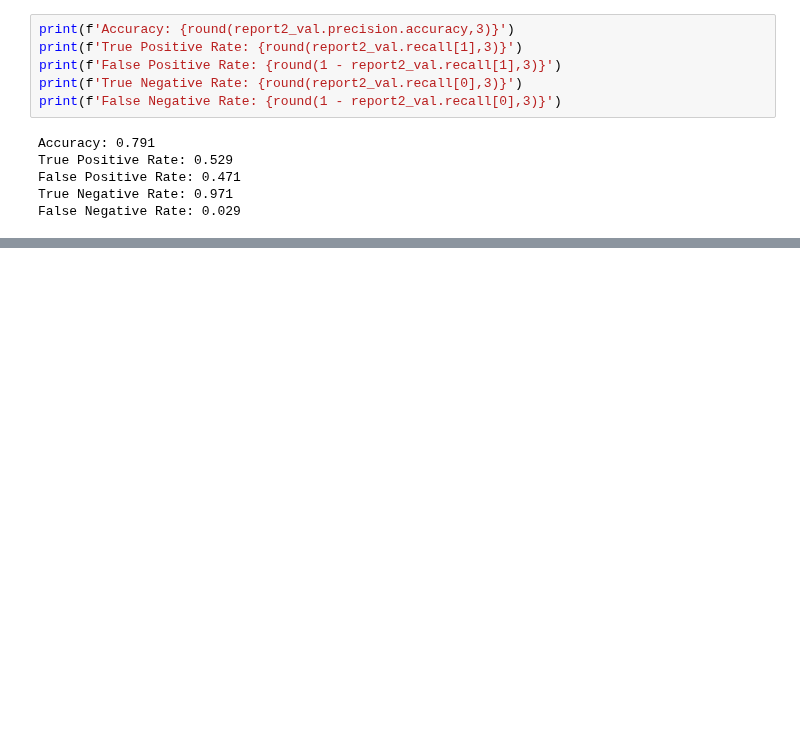
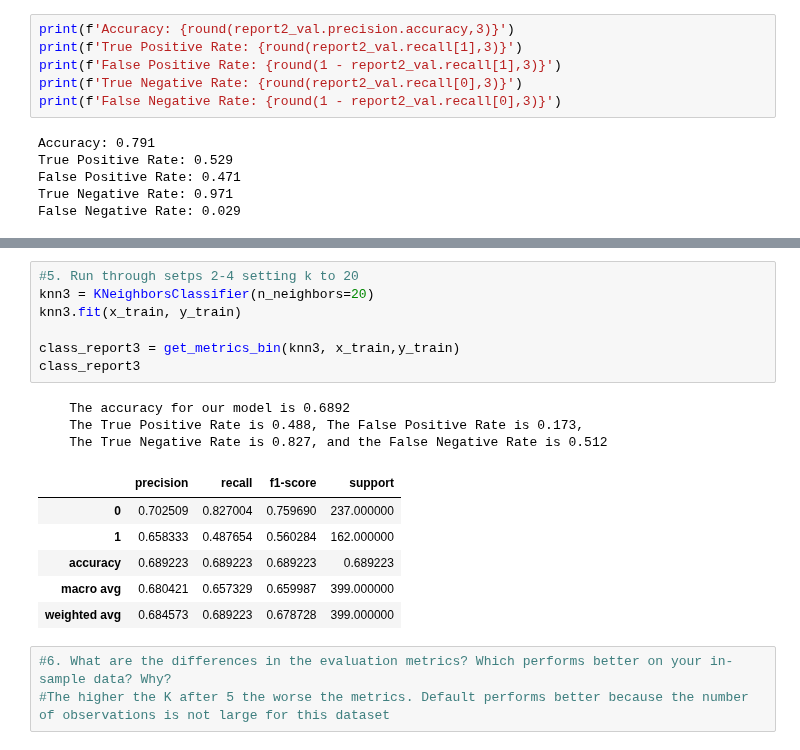
Before and after one commit to Ken-Alviola/classification-exercises, a Jupyter notebook: model.ipynb, the cells around one changed output, grey strips where cells are left out. Cells and saved outputs as stored; diff of their text form; blank space fills up the shorter version.

```diff
--- a/model.ipynb
+++ b/model.ipynb
@@ -455,0 +547,20 @@ False Negative Rate: 0.029
+# %%
+#5. Run through setps 2-4 setting k to 20
+knn3 = KNeighborsClassifier(n_neighbors=20)
+knn3.fit(x_train, y_train)
+
+class_report3 = get_metrics_bin(knn3, x_train,y_train)
+class_report3
+# %% [output]
+    The accuracy for our model is 0.6892
+    The True Positive Rate is 0.488, The False Positive Rate is 0.173,
+    The True Negative Rate is 0.827, and the False Negative Rate is 0.512
+|  | precision | recall | f1-score | support |
+| 0 | 0.702509 | 0.827004 | 0.759690 | 237.000000 |
+| 1 | 0.658333 | 0.487654 | 0.560284 | 162.000000 |
+| accuracy | 0.689223 | 0.689223 | 0.689223 | 0.689223 |
+| macro avg | 0.680421 | 0.657329 | 0.659987 | 399.000000 |
+| weighted avg | 0.684573 | 0.689223 | 0.678728 | 399.000000 |
+# %%
+#6. What are the differences in the evaluation metrics? Which performs better on your in-sample data? Why?
+#The higher the K after 5 the worse the metrics. Default performs better because the number of observations is not large for this dataset
```
Also changed, not shown: parts of 21 cells of this notebook.
